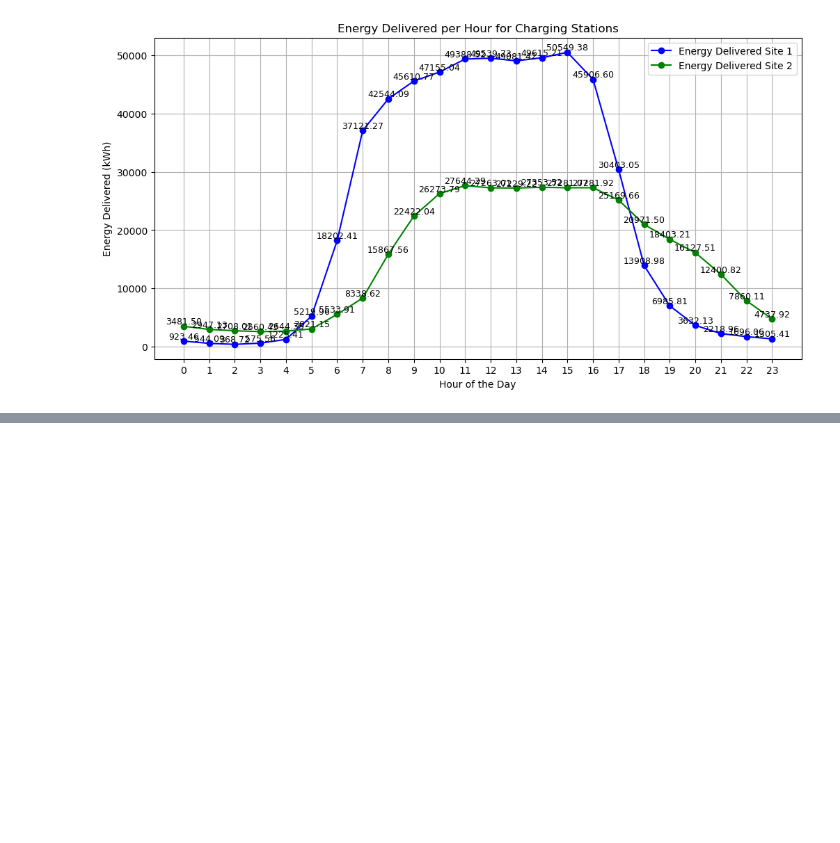
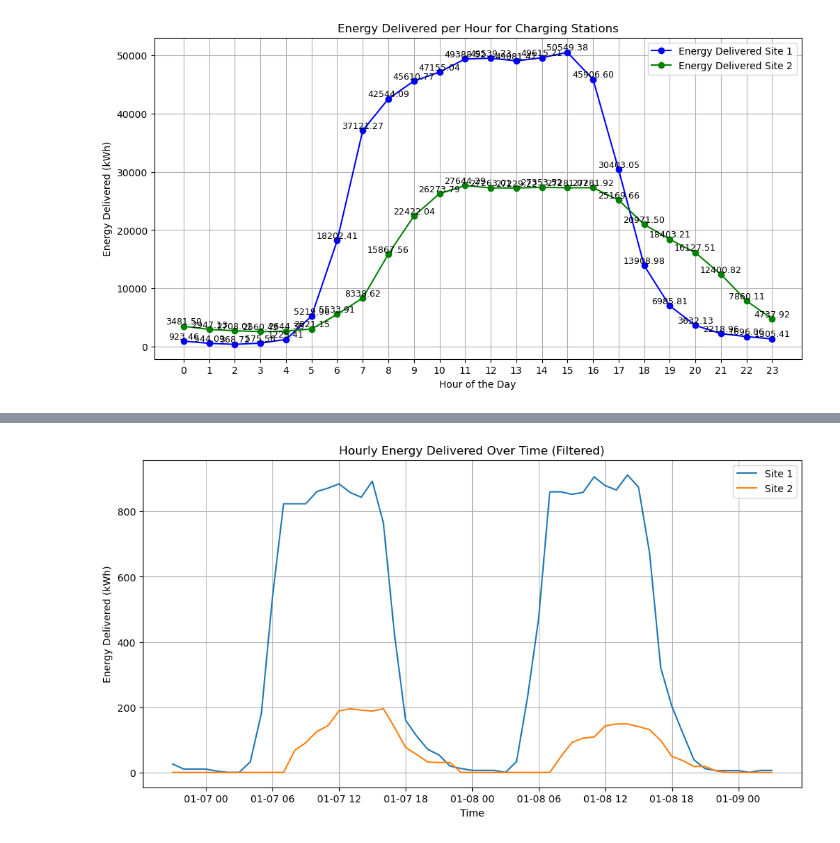
Before and after one commit to JanRkck/AA24, a Jupyter notebook: Task2b.ipynb, the cells around one changed output, grey strips where cells are left out. Drawn from its saved outputs; the diff is of its cells as text; code cells hidden in the pictures; blank space fills up the shorter version.

```diff
--- a/Task2b.ipynb
+++ b/Task2b.ipynb
@@ -588,0 +705,25 @@ plot_energy_delivered_per_hour(energy_delivered_site1, energy_delivered_site2)
+# %%
+# Define the timeframe for filtering
+
+
+
+timezone = pytz.timezone('America/Los_Angeles')
+filtered_start_time = datetime(2020, 1, 7, 6, 0).astimezone(timezone)  # Example start time
+filtered_end_time = datetime(2020, 1, 9, 12, 0).astimezone(timezone)  # Example end time
+
+# Filter the DataFrame for the selected timeframe
+filtered_df = hourly_df_kwh[(hourly_df_kwh['hour'] >= filtered_start_time) & (hourly_df_kwh['hour'] <= filtered_end_time)]
+
+# Visualization: Plot energy delivered per hour
+plt.figure(figsize=(12, 6))
+for site in total_spaces.keys():
+    plt.plot(filtered_df['hour'], filtered_df[f'energy_delivered_{site}'], label=f'Site {site}')
+
+plt.title('Hourly Energy Delivered Over Time (Filtered)')
+plt.xlabel('Time')
+plt.ylabel('Energy Delivered (kWh)')
+plt.legend()
+plt.grid()
+plt.show()
+# %% [output]
+[figure, added]
```
Also changed, not shown: parts of 16 cells of this notebook, 2 other files.
